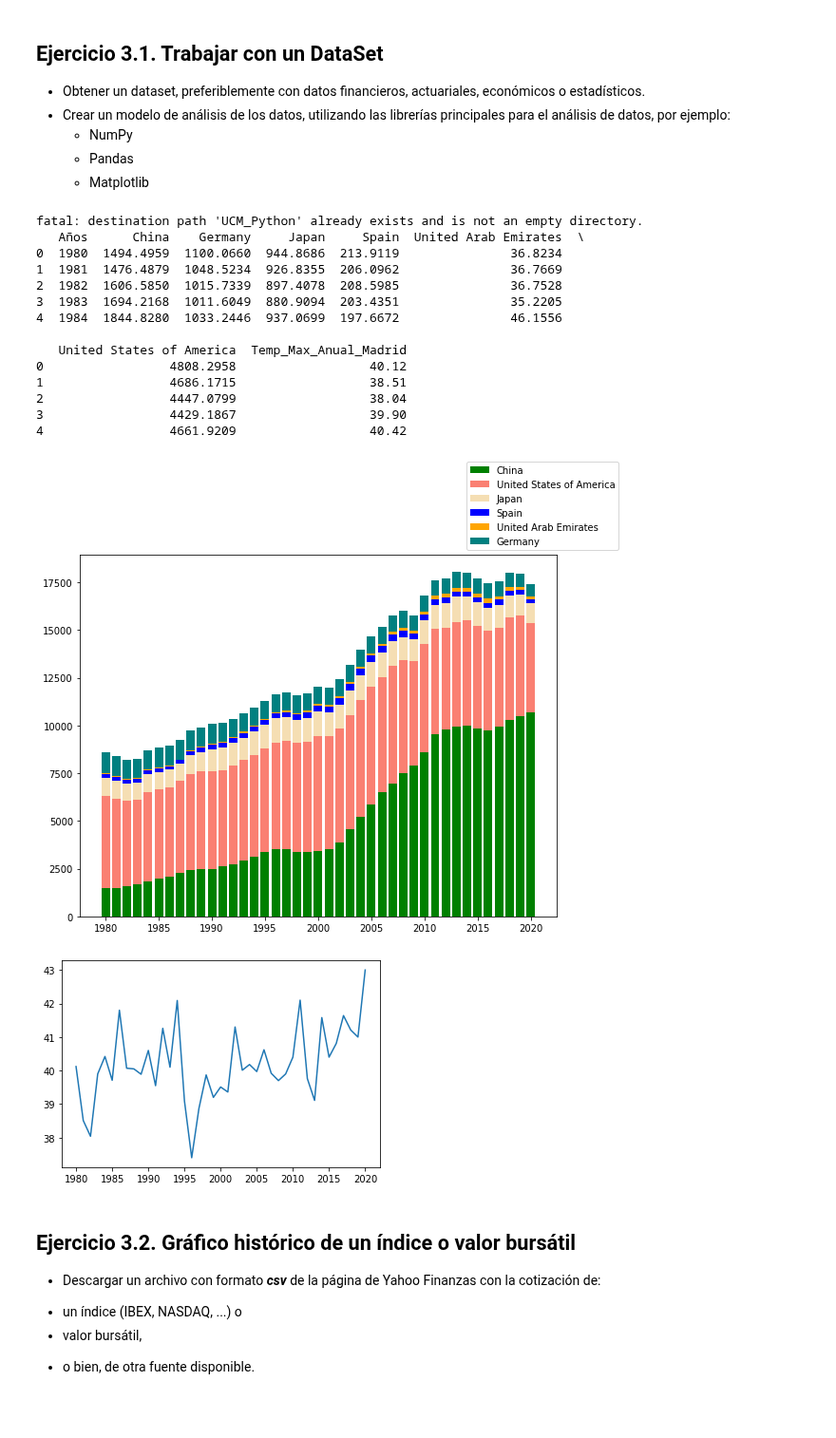
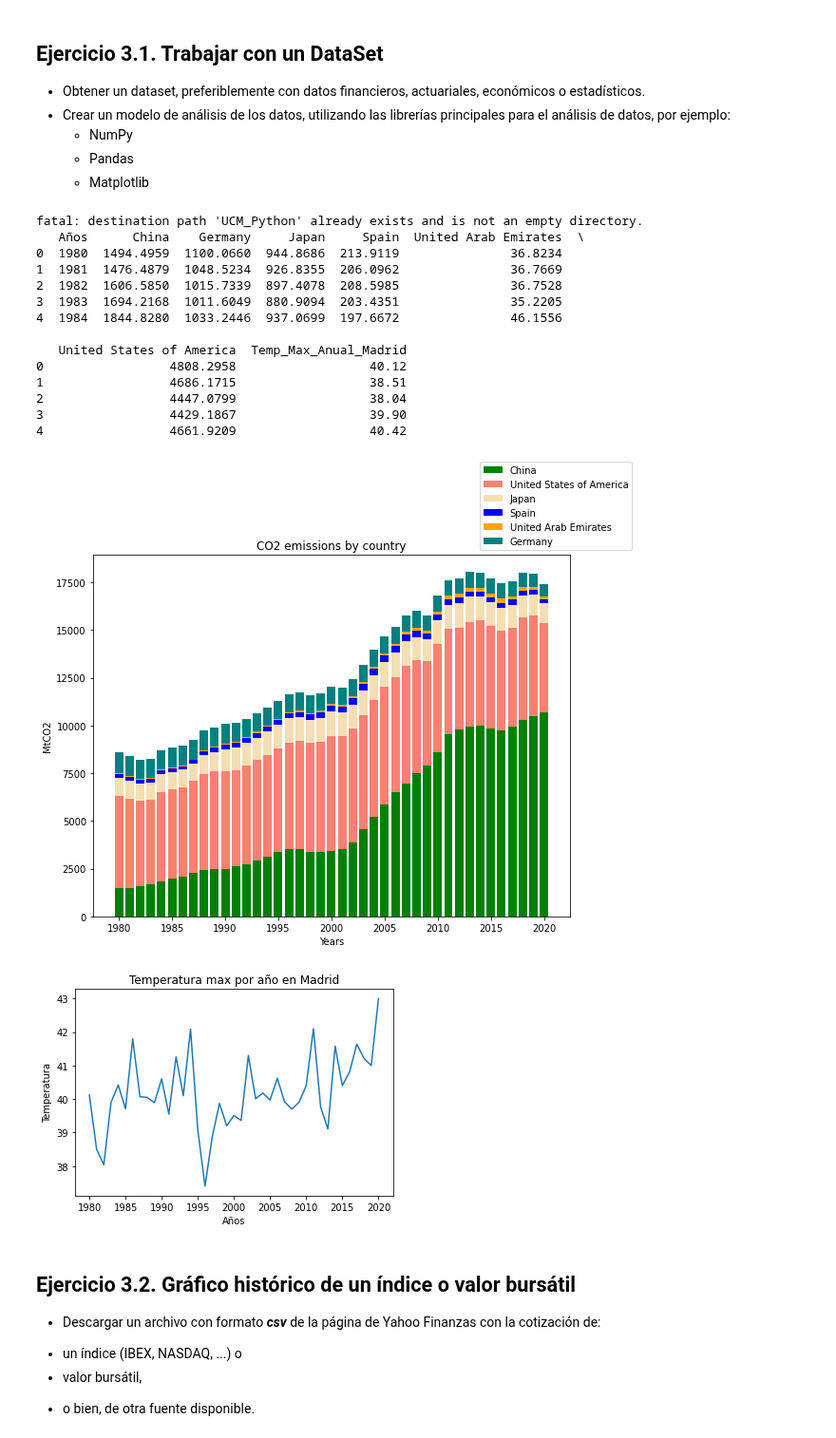
Before and after one commit to LViudez/UCM_Python, a Jupyter notebook: practicas/practica3.ipynb, the cells around one changed output. Shown at 95% size. Drawn from its saved outputs; the diff is of its cells as text; code cells hidden in the pictures; blank space fills up the shorter version.

```diff
--- a/practicas/practica3.ipynb
+++ b/practicas/practica3.ipynb
@@ -35,35 +35,42 @@ United_States_of_America=Dc['United States of America']
 plt.figure(figsize=(9,7))
 plt.bar(Dc['Años'],Dc['China'],color="green",label="China")
 plt.bar(Dc['Años'],Dc['United States of America'],color="salmon",bottom=np.array(China),label="United States of America")
 plt.bar(Dc['Años'],Dc['Japan'],color="wheat",bottom=np.array(China)+np.array(United_States_of_America),label="Japan")
 plt.bar(Dc['Años'],Dc['Spain'],color="blue",bottom=np.array(China)+np.array(United_States_of_America)+np.array(Japan),label="Spain")
 plt.bar(Dc['Años'],Dc['United Arab Emirates'],color="orange",bottom=np.array(China)+np.array(United_States_of_America)+np.array(Japan)+np.array(Spain),label="United Arab Emirates")
 plt.bar(Dc['Años'],Dc['Germany'],color="teal",bottom=np.array(China)+np.array(United_States_of_America)+np.array(Japan)+np.array(Spain)+np.array(United_Arab_Emirates),label="Germany")
 
 
 plt.legend(loc="lower left",bbox_to_anchor=(0.8,1.0))
+plt.xlabel("Years")
+plt.ylabel("MtCO2")
+plt.title("CO2 emissions by country")
+
 plt.show()
 
 
 plt.plot(Dc['Años'], Dc['Temp_Max_Anual_Madrid'])
+plt.xlabel("Años")
+plt.ylabel("Temperatura")
+plt.title("Temperatura max por año en Madrid")
 plt.show()
 # %% [output]
 fatal: destination path 'UCM_Python' already exists and is not an empty directory.
    Años      China    Germany     Japan     Spain  United Arab Emirates  \
 0  1980  1494.4959  1100.0660  944.8686  213.9119               36.8234
 1  1981  1476.4879  1048.5234  926.8355  206.0962               36.7669
 2  1982  1606.5850  1015.7339  897.4078  208.5985               36.7528
 3  1983  1694.2168  1011.6049  880.9094  203.4351               35.2205
 4  1984  1844.8280  1033.2446  937.0699  197.6672               46.1556
 
    United States of America  Temp_Max_Anual_Madrid
 0                 4808.2958                  40.12
 1                 4686.1715                  38.51
 2                 4447.0799                  38.04
 3                 4429.1867                  39.90
 4                 4661.9209                  40.42
-[figure, old version]
+[figure, new version]
-[figure, old version]
+[figure, new version]
 # %% [markdown]
 ## Ejercicio 3.2. Gráfico histórico de un índice o valor bursátil
 * Descargar un archivo con formato ***csv*** de la página de Yahoo Finanzas con la cotización de:
```
